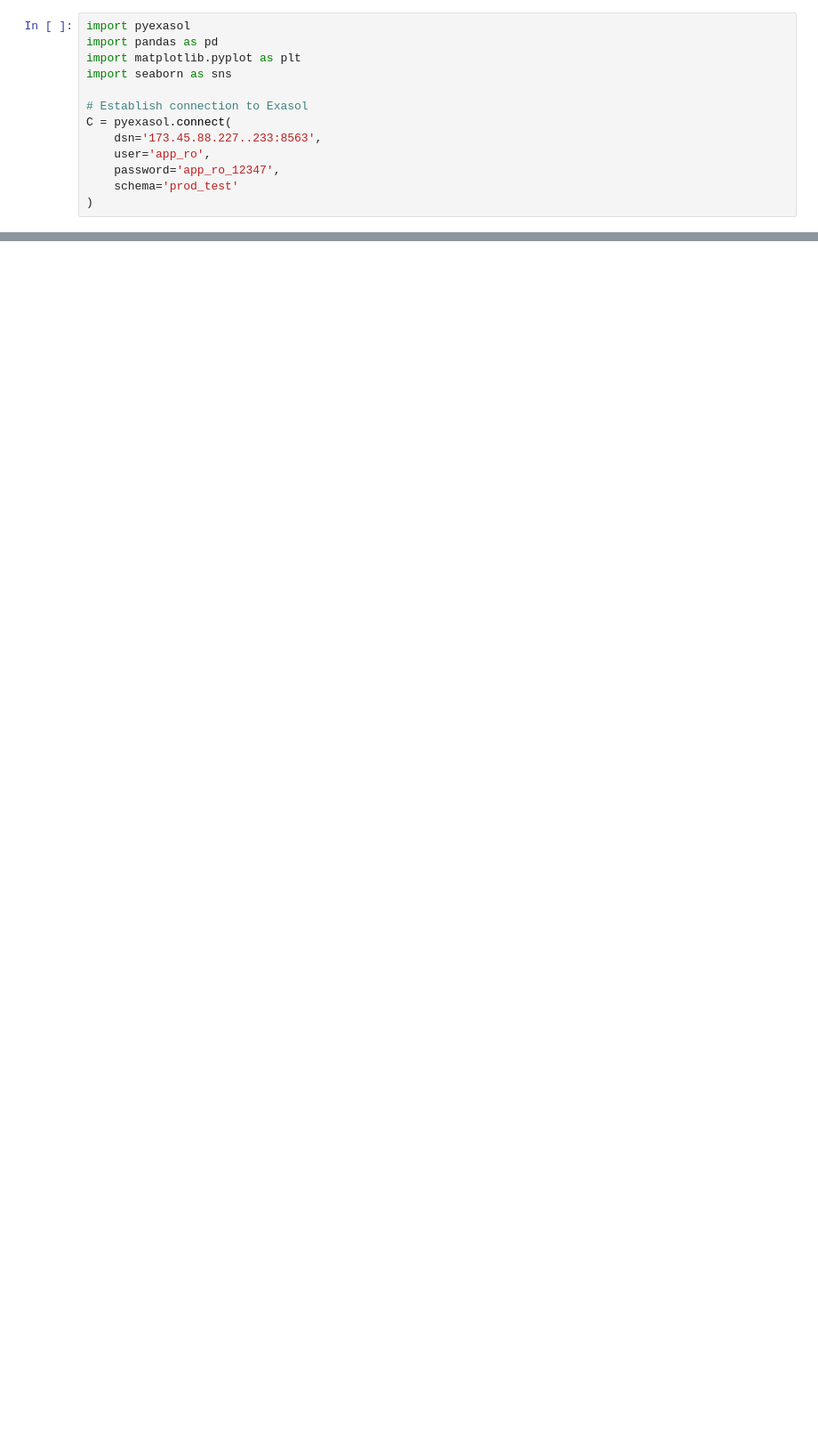
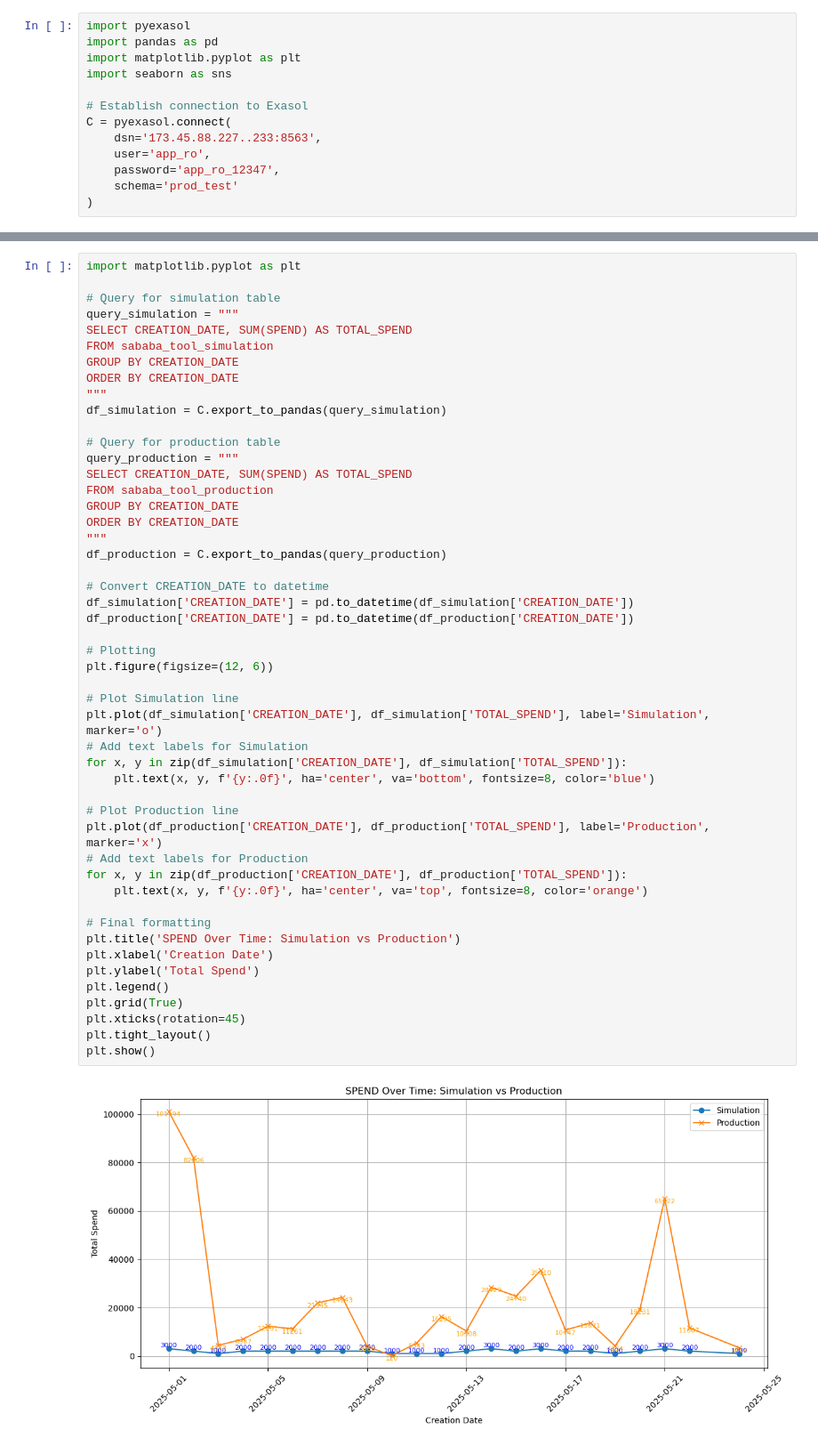
Before and after one commit to einar-ulzary-biscience/AdvertiserSimulationTool, a Jupyter notebook: AdvertiserSimulationTool.ipynb, the cells around one changed output, grey strips where cells are left out. Shown: that part at 89% size. Saved outputs shown, nothing was run; the diff lists cells and outputs as text; blank space fills up the shorter version.

```diff
--- a/AdvertiserSimulationTool.ipynb
+++ b/AdvertiserSimulationTool.ipynb
@@ -361,0 +286,51 @@ plt.show()
+# %%
+import matplotlib.pyplot as plt
+
+# Query for simulation table
+query_simulation = """
+SELECT CREATION_DATE, SUM(SPEND) AS TOTAL_SPEND
+FROM sababa_tool_simulation
+GROUP BY CREATION_DATE
+ORDER BY CREATION_DATE
+"""
+df_simulation = C.export_to_pandas(query_simulation)
+
+# Query for production table
+query_production = """
+SELECT CREATION_DATE, SUM(SPEND) AS TOTAL_SPEND
+FROM sababa_tool_production
+GROUP BY CREATION_DATE
+ORDER BY CREATION_DATE
+"""
+df_production = C.export_to_pandas(query_production)
+
+# Convert CREATION_DATE to datetime
+df_simulation['CREATION_DATE'] = pd.to_datetime(df_simulation['CREATION_DATE'])
+df_production['CREATION_DATE'] = pd.to_datetime(df_production['CREATION_DATE'])
+
+# Plotting
+plt.figure(figsize=(12, 6))
+
+# Plot Simulation line
+plt.plot(df_simulation['CREATION_DATE'], df_simulation['TOTAL_SPEND'], label='Simulation', marker='o')
+# Add text labels for Simulation
+for x, y in zip(df_simulation['CREATION_DATE'], df_simulation['TOTAL_SPEND']):
+    plt.text(x, y, f'{y:.0f}', ha='center', va='bottom', fontsize=8, color='blue')
+
+# Plot Production line
+plt.plot(df_production['CREATION_DATE'], df_production['TOTAL_SPEND'], label='Production', marker='x')
+# Add text labels for Production
+for x, y in zip(df_production['CREATION_DATE'], df_production['TOTAL_SPEND']):
+    plt.text(x, y, f'{y:.0f}', ha='center', va='top', fontsize=8, color='orange')
+
+# Final formatting
+plt.title('SPEND Over Time: Simulation vs Production')
+plt.xlabel('Creation Date')
+plt.ylabel('Total Spend')
+plt.legend()
+plt.grid(True)
+plt.xticks(rotation=45)
+plt.tight_layout()
+plt.show()
+# %% [output]
+[figure, added]
```
Also changed, not shown: parts of 10 cells of this notebook.
